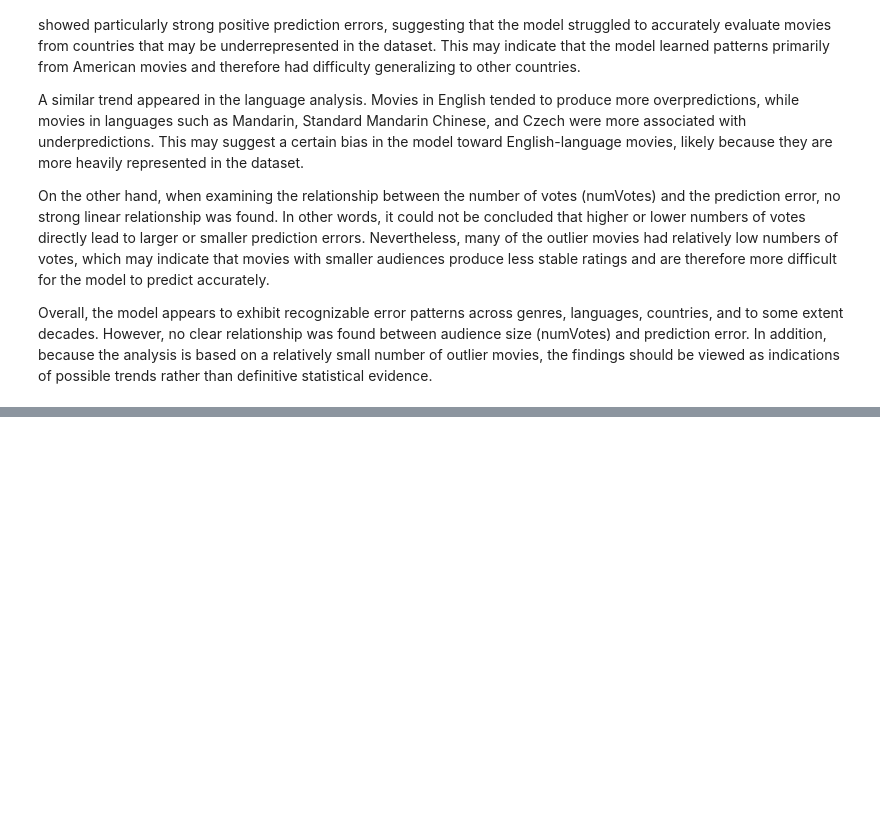
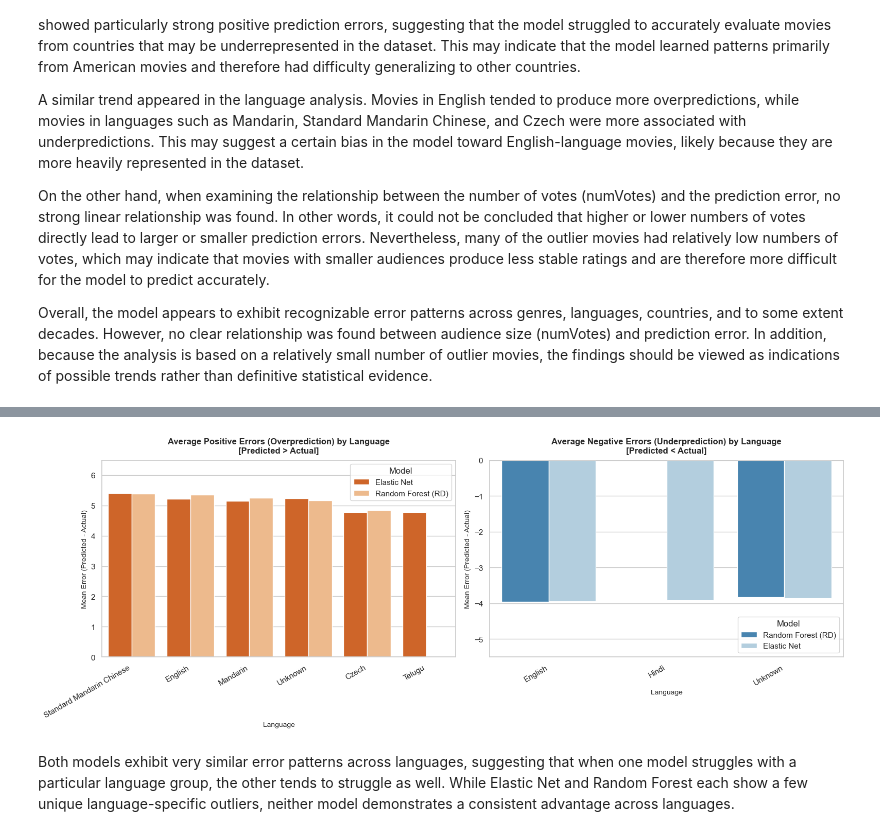
Before and after one commit to BarelAndArad/python-ml-project, a Jupyter notebook: Python_ML_Project.ipynb, the cells around one changed output, grey strips where cells are left out. Cells and saved outputs as stored; diff of their text form; code cells hidden in the pictures; blank space fills up the shorter version.

```diff
--- a/Python_ML_Project.ipynb
+++ b/Python_ML_Project.ipynb
@@ -1544,0 +1694,6 @@ NameError: name 'df_test_prepared' is not defined
+# %%
+plot_outliers_by_feature(df_outliers_elastic_net, df_outliers_rd, 'Language')
+# %% [output]
+[figure, added]
+# %% [markdown]
+Both models exhibit very similar error patterns across languages, suggesting that when one model struggles with a particular language group, the other tends to struggle as well. While Elastic Net and Random Forest each show a few unique language-specific outliers, neither model demonstrates a consistent advantage across languages.
```
Also changed, not shown: parts of 50 cells of this notebook.
